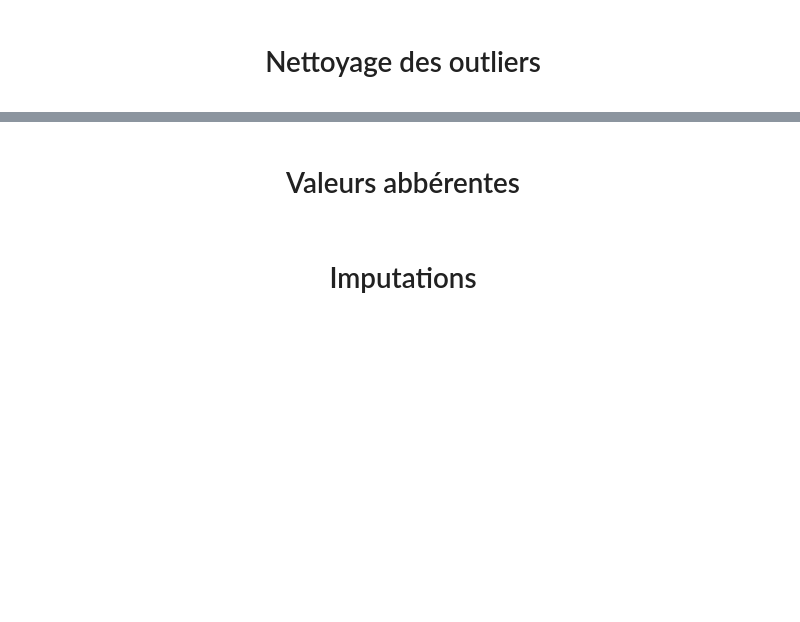
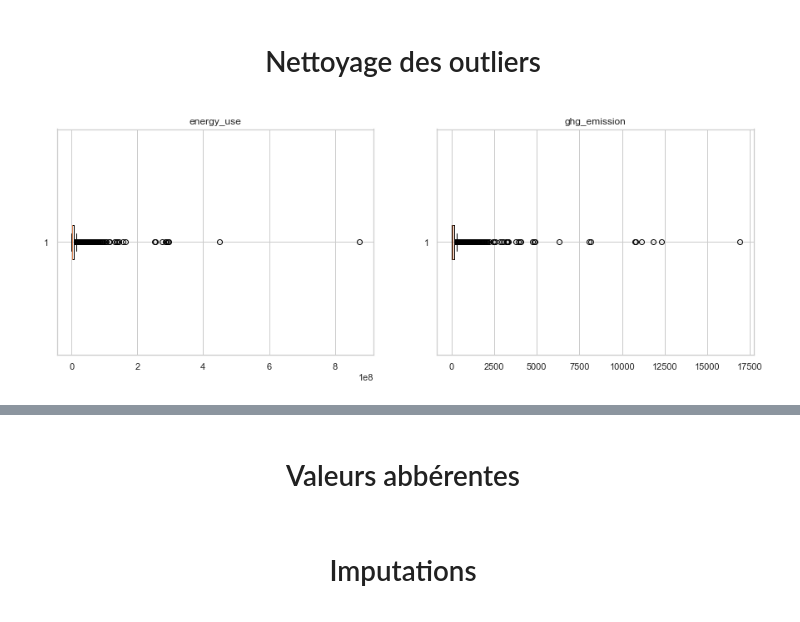
Before and after one commit to datanab/energy-consumption-prediction, a Jupyter notebook: Pélec_01_notebook_2.ipynb, the cells around one changed output, grey strips where cells are left out. Saved outputs shown, nothing was run; the diff lists cells and outputs as text; code cells hidden in the pictures; blank space fills up the shorter version.

```diff
--- a/Pélec_01_notebook_2.ipynb
+++ b/Pélec_01_notebook_2.ipynb
@@ -265,5 +304,14 @@ sns.countplot(y=bench_model.type, ax=ax[1])
 # %% [markdown]
 # <p style = 'text-align:center'> Nettoyage des outliers </p>
+# %%
+fig, ax = plt.subplots(1,2,figsize=(15,5))
+ax[0].boxplot(bench_model[~bench_model['energy_use'].isna()]['energy_use'], vert = False)
+ax[0].set_title('energy_use')
+ax[1].boxplot(bench_model[~bench_model['ghg_emission'].isna()]['ghg_emission'], vert = False)
+ax[1].set_title('ghg_emission')
+plt.show()
+# %% [output]
+[figure, added]
 # %%
 # Suppression des outliers
 bench_model = outlier_cleaning(bench_model,outliers_id)
```
Also changed, not shown: parts of 12 cells of this notebook, 2 other files.
